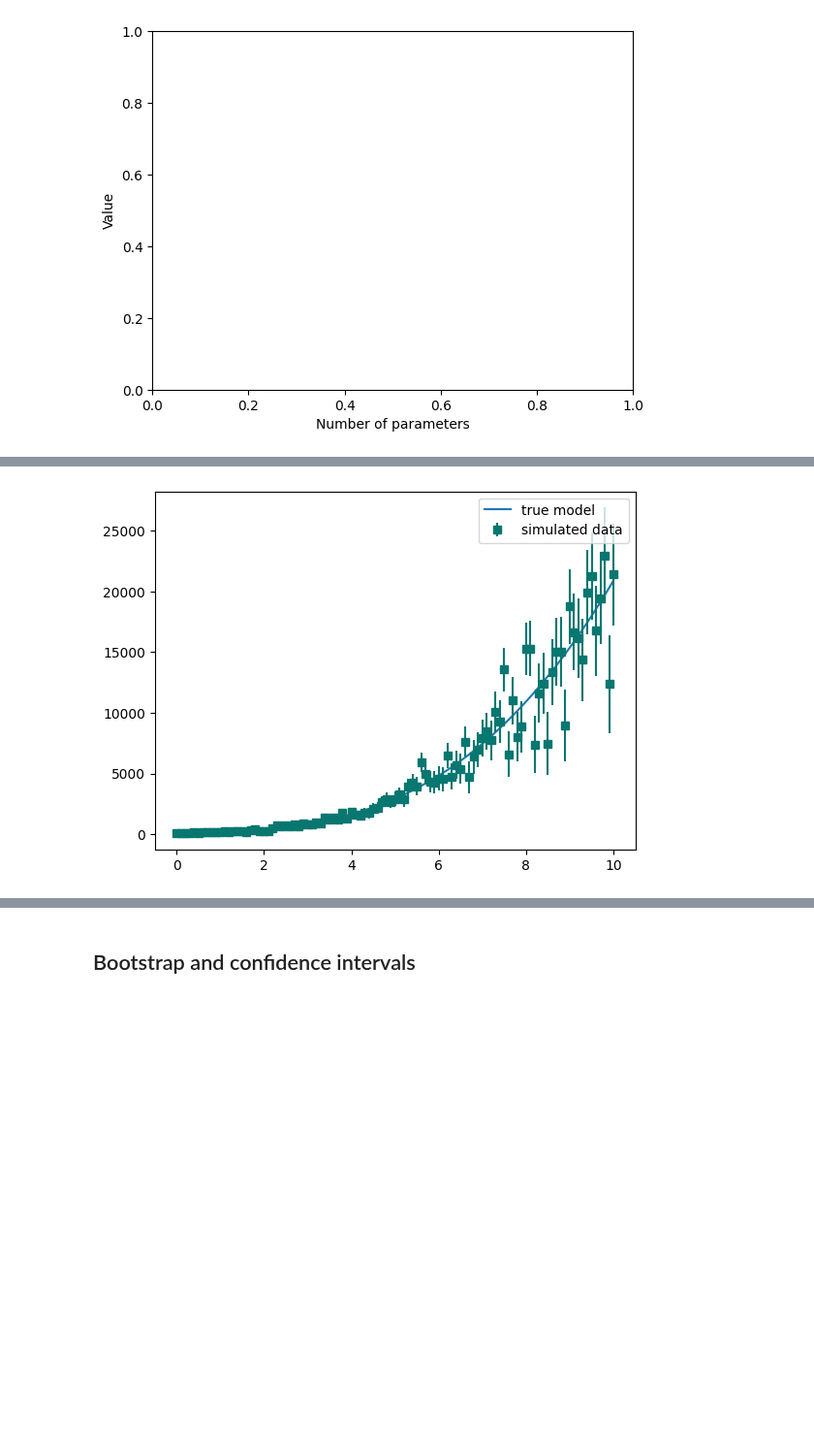
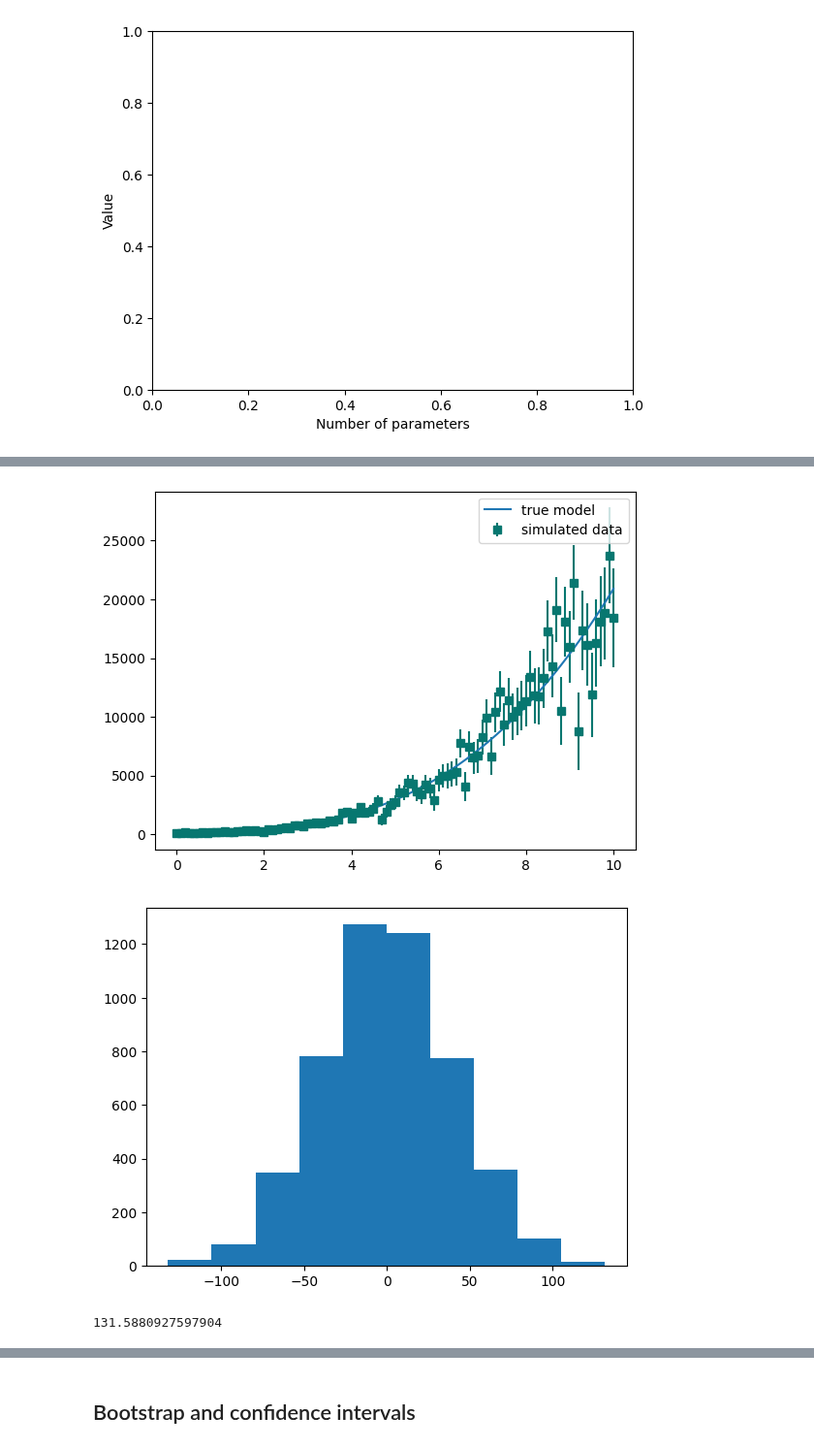
Before and after one commit to t-kist/Bayesian-Statistics-for-Astrophysics-2024, a Jupyter notebook: bayes24/lecture_notes/group2/Chapter 2.ipynb, the cells around one changed output, grey strips where cells are left out. Shown at 97% size. Drawn from its saved outputs; the diff is of its cells as text; code cells hidden in the pictures; blank space fills up the shorter version.

```diff
--- a/bayes24/lecture_notes/group2/Chapter 2.ipynb
+++ b/bayes24/lecture_notes/group2/Chapter 2.ipynb
@@ -143,46 +204,39 @@ def chisquared(model, y, y_err):
 # %%
-np.random.seed(10)
-
-#Setting the true values for the model
-a_true = 20
-b_true = 3
-c_true = 50
-d_true = 101
-
 #Setting amount of data points
 xmin = 0
 xmax = 10
 npoints = 101
 xx = np.linspace(xmin, xmax, npoints)
 
-#The true polynomial model
-def true_model(x, a=a_true, b=b_true, c=c_true, d=d_true):
-    return a*x**3 + b*x**2 + c*x + d
 #Choosing the model & simulating the data
 model = true_model
 data_example = sim_data(xx)
 
 #Plot of the resulting data with true model
-plt.clf()
-plt.plot(xx, model(xx, a_true, b_true, c_true, d_true), label="true model")
+plt.figure()
 plt.errorbar(xx, data_example[0],data_example[1], fmt='s', label='simulated data', color='#077770')
+plt.plot(xx, model(xx), label="true model")
 plt.legend()
-# plt.yscale('log')
-# plt.xscale('log')
+plt.show()
 
 #Simulate chi_sq 5000 times to find the maximum likelihood
 N_sim = 5000
 x = np.linspace(xmin, xmax, npoints)
 
 chi = []
 for t in range(N_sim):
     yy, y_err = sim_data(x)
 
     popt, pcov = curve_fit(model, xx, yy, absolute_sigma = False)
     chi_sq = np.sum(((model(xx, *popt)-yy)*2)/y_err)
     chi.append(chi_sq)
 
 max_L = np.max(chi)
-# print(max_L)
+plt.figure()
+plt.hist(chi)
+plt.show()
+print(max_L)
 # %% [output]
-[figure, old version]
+[figure, new version]
+[figure, added]
+131.5880927597904
```
Also changed, not shown: parts of 5 cells of this notebook.
